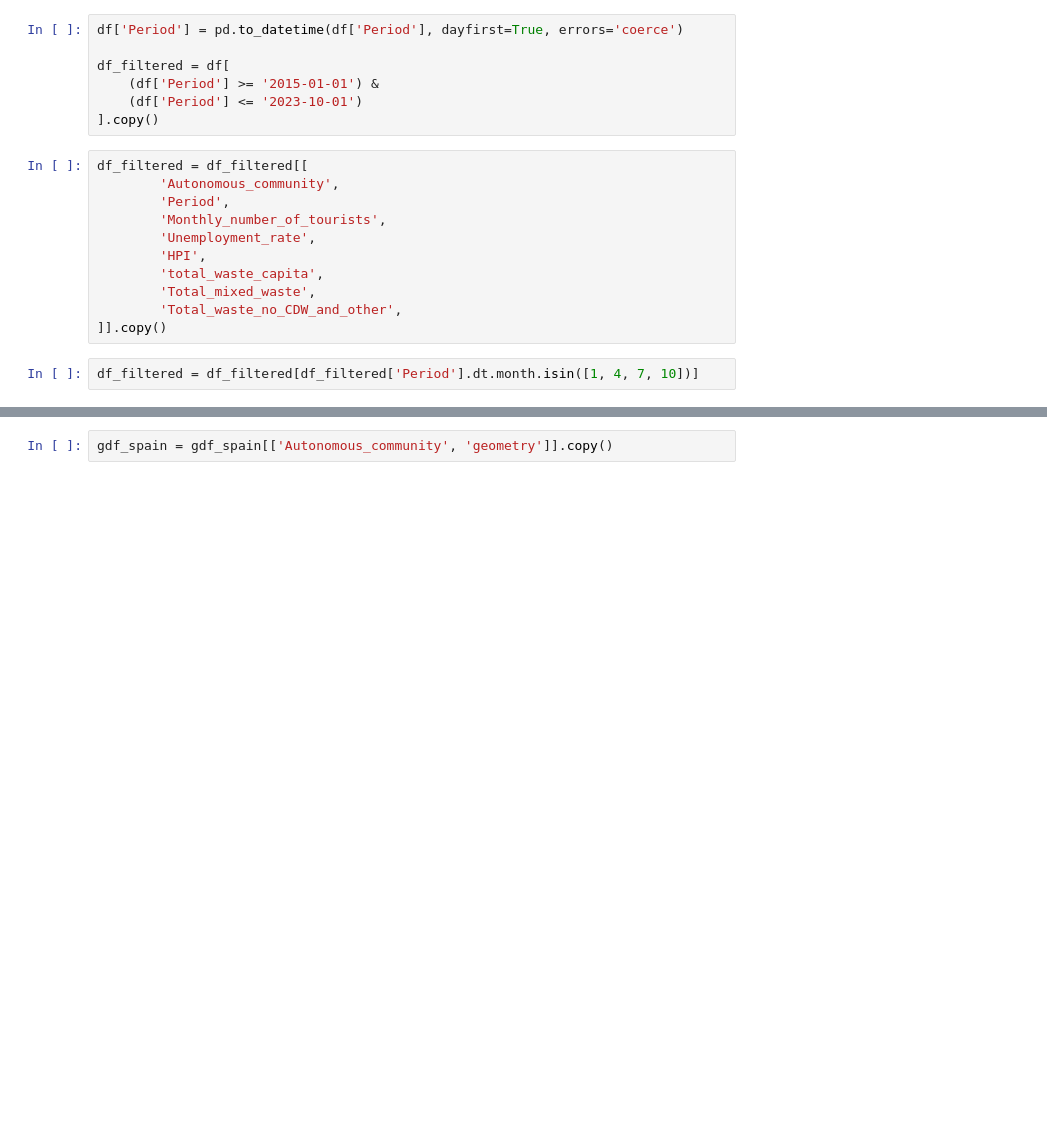
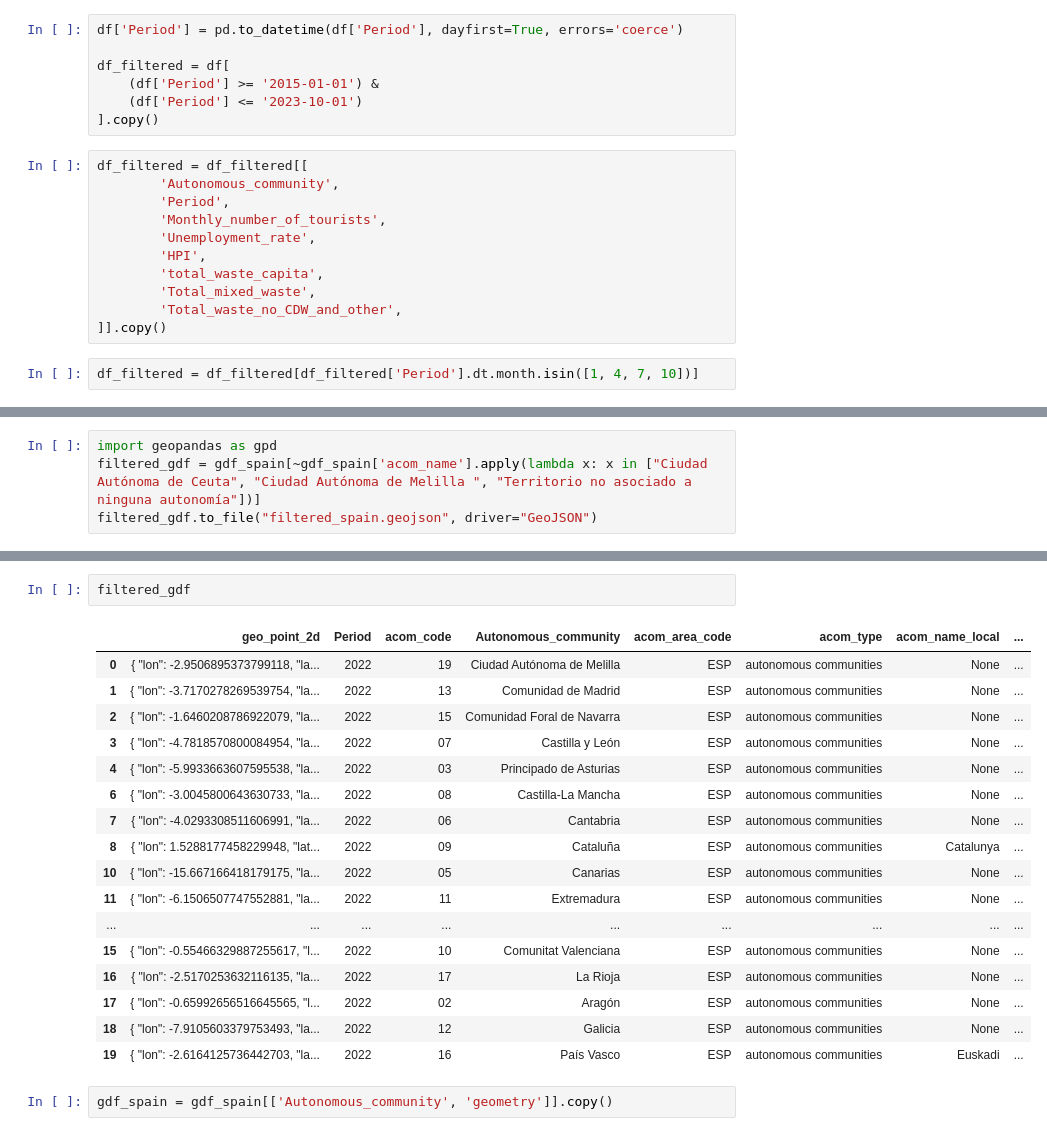
Before and after one commit to haruhiysd/QM-Group-Project, a Jupyter notebook: quarterly_map.ipynb, the cells around one changed output, grey strips where cells are left out. Saved outputs shown, nothing was run; the diff lists cells and outputs as text; blank space fills up the shorter version.

```diff
--- a/quarterly_map.ipynb
+++ b/quarterly_map.ipynb
@@ -83 +89,5 @@ df_filtered
+# %%
+import geopandas as gpd
+filtered_gdf = gdf_spain[~gdf_spain['acom_name'].apply(lambda x: x in ["Ciudad Autónoma de Ceuta", "Ciudad Autónoma de Melilla	", "Territorio no asociado a ninguna autonomía"])]
+filtered_gdf.to_file("filtered_spain.geojson", driver="GeoJSON")
 # %%
@@ -91,3 +106,23 @@ gdf_spain.rename(
+# %%
+filtered_gdf
+# %% [output]
+|  | geo_point_2d | Period | acom_code | Autonomous_community | acom_area_code | acom_type | acom_name_local | ... |
+| 0 | { "lon": -2.9506895373799118, "la... | 2022 | 19 | Ciudad Autónoma de Melilla | ESP | autonomous communities | None | ... |
+| 1 | { "lon": -3.7170278269539754, "la... | 2022 | 13 | Comunidad de Madrid | ESP | autonomous communities | None | ... |
+| 2 | { "lon": -1.6460208786922079, "la... | 2022 | 15 | Comunidad Foral de Navarra | ESP | autonomous communities | None | ... |
+| 3 | { "lon": -4.7818570800084954, "la... | 2022 | 07 | Castilla y León | ESP | autonomous communities | None | ... |
+| 4 | { "lon": -5.9933663607595538, "la... | 2022 | 03 | Principado de Asturias | ESP | autonomous communities | None | ... |
+| 6 | { "lon": -3.0045800643630733, "la... | 2022 | 08 | Castilla-La Mancha | ESP | autonomous communities | None | ... |
+| 7 | { "lon": -4.0293308511606991, "la... | 2022 | 06 | Cantabria | ESP | autonomous communities | None | ... |
+| 8 | { "lon": 1.5288177458229948, "lat... | 2022 | 09 | Cataluña | ESP | autonomous communities | Catalunya | ... |
+| 10 | { "lon": -15.667166418179175, "la... | 2022 | 05 | Canarias | ESP | autonomous communities | None | ... |
+| 11 | { "lon": -6.1506507747552881, "la... | 2022 | 11 | Extremadura | ESP | autonomous communities | None | ... |
+| ... | ... | ... | ... | ... | ... | ... | ... | ... |
+| 15 | { "lon": -0.55466329887255617, "l... | 2022 | 10 | Comunitat Valenciana | ESP | autonomous communities | None | ... |
+| 16 | { "lon": -2.5170253632116135, "la... | 2022 | 17 | La Rioja | ESP | autonomous communities | None | ... |
+| 17 | { "lon": -0.65992656516645565, "l... | 2022 | 02 | Aragón | ESP | autonomous communities | None | ... |
+| 18 | { "lon": -7.9105603379753493, "la... | 2022 | 12 | Galicia | ESP | autonomous communities | None | ... |
+| 19 | { "lon": -2.6164125736442703, "la... | 2022 | 16 | País Vasco | ESP | autonomous communities | Euskadi | ... |
 # %%
 gdf_spain = gdf_spain[['Autonomous_community', 'geometry']].copy()
 # %%
```
Also changed, not shown: parts of 4 cells of this notebook.
